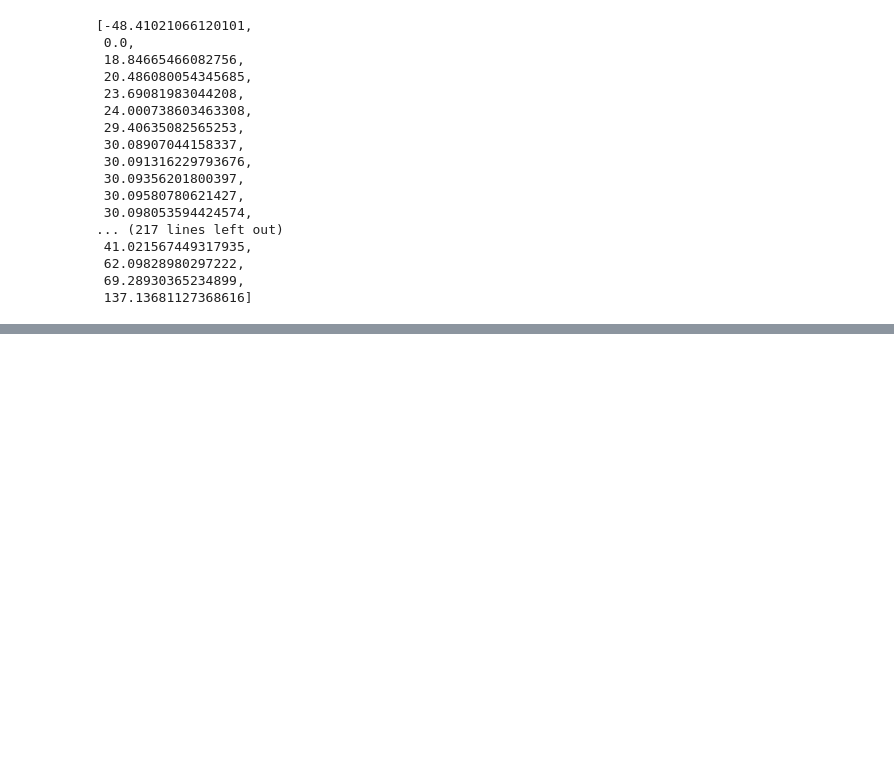
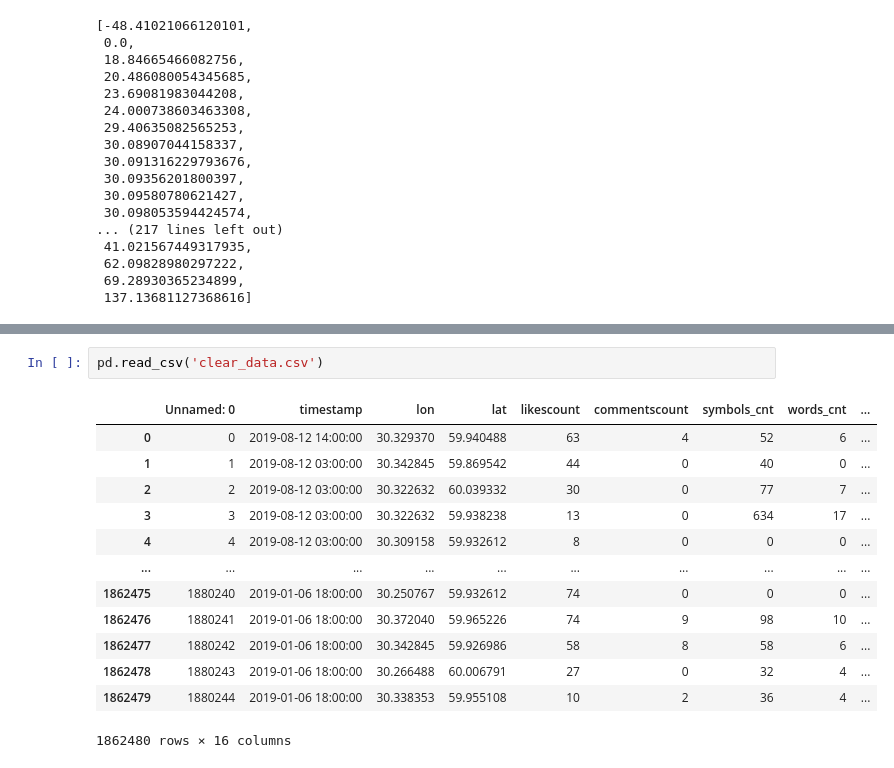
Before and after one commit to AAYamoldin/TrainingPrograms, a Jupyter notebook: Python/ITMO_ Machine_Learning_for_Industrial_Data/Lab1/lab1.ipynb, the cells around one changed output, grey strips where cells are left out. Cells and saved outputs as stored; diff of their text form; blank space fills up the shorter version.

```diff
--- a/Python/ITMO_ Machine_Learning_for_Industrial_Data/Lab1/lab1.ipynb
+++ b/Python/ITMO_ Machine_Learning_for_Industrial_Data/Lab1/lab1.ipynb
@@ -123,0 +230,16 @@ df[df.lat.isin(sorted(df.lat.unique())[0:1])]
+# %%
+pd.read_csv('clear_data.csv')
+# %% [output]
+|  | Unnamed: 0 | timestamp | lon | lat | likescount | commentscount | symbols_cnt | words_cnt | ... |
+| 0 | 0 | 2019-08-12 14:00:00 | 30.329370 | 59.940488 | 63 | 4 | 52 | 6 | ... |
+| 1 | 1 | 2019-08-12 03:00:00 | 30.342845 | 59.869542 | 44 | 0 | 40 | 0 | ... |
+| 2 | 2 | 2019-08-12 03:00:00 | 30.322632 | 60.039332 | 30 | 0 | 77 | 7 | ... |
+| 3 | 3 | 2019-08-12 03:00:00 | 30.322632 | 59.938238 | 13 | 0 | 634 | 17 | ... |
+| 4 | 4 | 2019-08-12 03:00:00 | 30.309158 | 59.932612 | 8 | 0 | 0 | 0 | ... |
+| ... | ... | ... | ... | ... | ... | ... | ... | ... | ... |
+| 1862475 | 1880240 | 2019-01-06 18:00:00 | 30.250767 | 59.932612 | 74 | 0 | 0 | 0 | ... |
+| 1862476 | 1880241 | 2019-01-06 18:00:00 | 30.372040 | 59.965226 | 74 | 9 | 98 | 10 | ... |
+| 1862477 | 1880242 | 2019-01-06 18:00:00 | 30.342845 | 59.926986 | 58 | 8 | 58 | 6 | ... |
+| 1862478 | 1880243 | 2019-01-06 18:00:00 | 30.266488 | 60.006791 | 27 | 0 | 32 | 4 | ... |
+| 1862479 | 1880244 | 2019-01-06 18:00:00 | 30.338353 | 59.955108 | 10 | 2 | 36 | 4 | ... |
+1862480 rows × 16 columns
```
Also changed, not shown: parts of 14 cells of this notebook.
